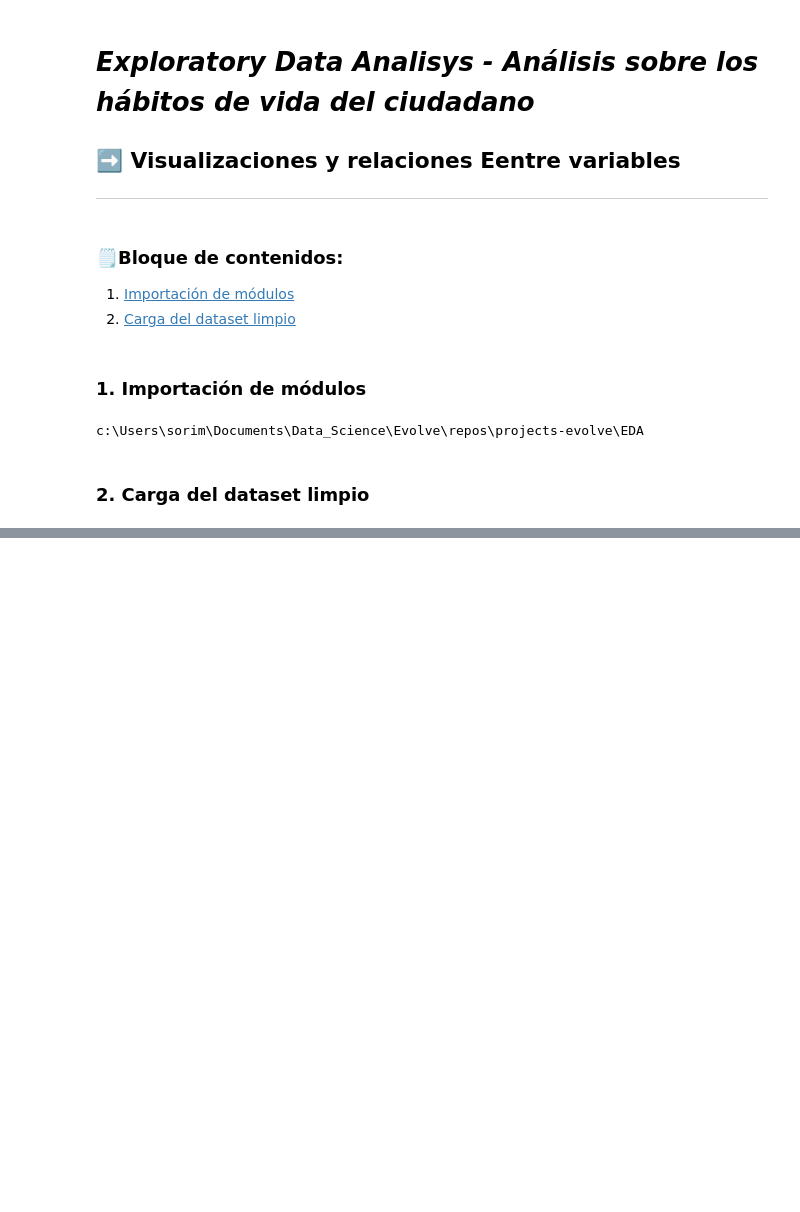
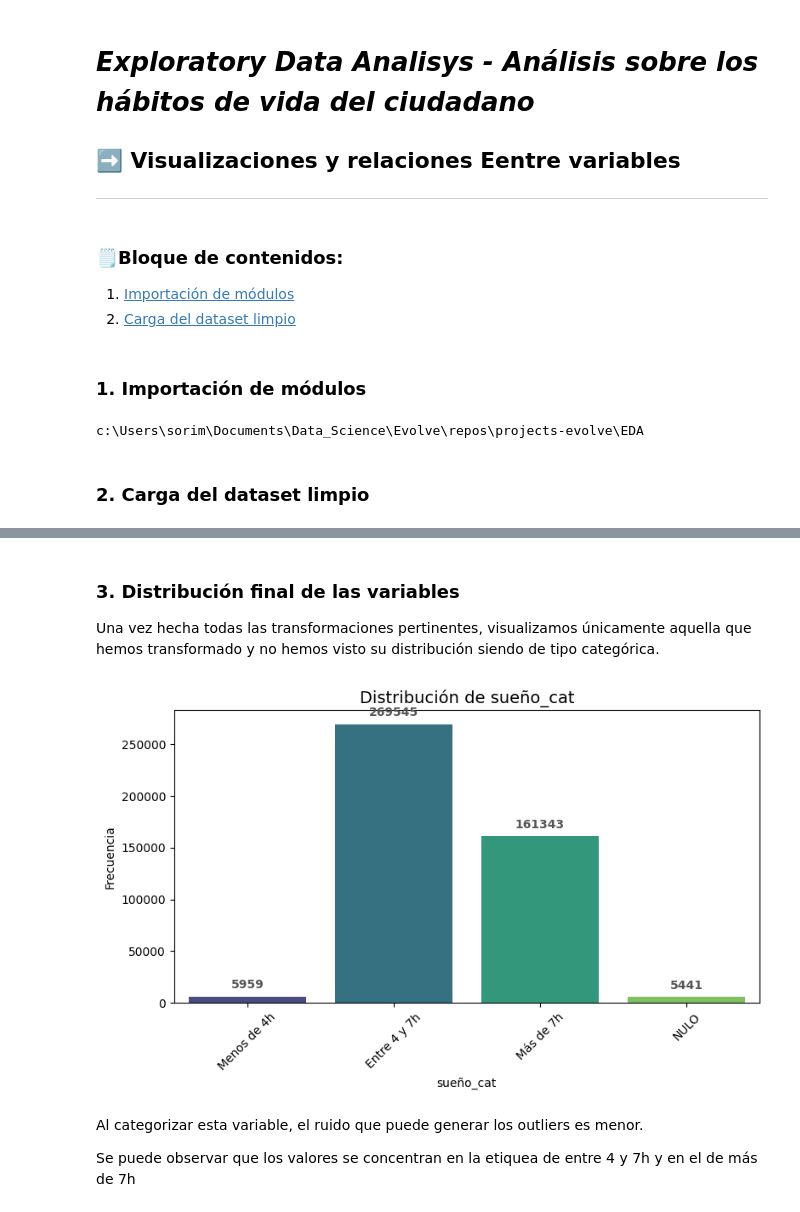
Before and after one commit to somm14/projects-evolve, a Jupyter notebook: EDA/notebooks/04_Visualizaciones_y_analisis.ipynb, the cells around one changed output, grey strips where cells are left out. Saved outputs shown, nothing was run; the diff lists cells and outputs as text; code cells hidden in the pictures; blank space fills up the shorter version.

```diff
--- a/EDA/notebooks/04_Visualizaciones_y_analisis.ipynb
+++ b/EDA/notebooks/04_Visualizaciones_y_analisis.ipynb
@@ -29,3 +30,7 @@ df.head()
 | 2 | Yes | No | No | Age 55 to 59 | $150,000 to < $200,000 | Graduated from College or Technic... | Retired | Alabama | Overweight | 5.0 | ... |
 | 3 | Yes | Yes | No | NULO | Don’t know/Not sure | Graduated High School | Retired | Alabama | Normal Weight | 7.0 | ... |
 | 4 | Yes | No | No | Age 40 to 44 | $25,000 to < $35,000 | Attended College or Technical School | A homemaker | Alabama | Normal Weight | 9.0 | ... |
+# %% [markdown]
+### **3. Distribución final de las variables**
+
+Una vez hecha todas las transformaciones pertinentes, visualizamos únicamente aquella que hemos transformado y no hemos visto su distribución siendo de tipo categórica.
@@ -31,0 +40,8 @@ df.head()
+# %%
+distribucion_sueño(df, 'sueño_cat')
+# %% [output]
+[figure, added]
+# %% [markdown]
+Al categorizar esta variable, el ruido que puede generar los outliers es menor.
+
+Se puede observar que los valores se concentran en la etiquea de entre 4 y 7h y en el de más de 7h
```
Also changed, not shown: parts of 7 cells of this notebook, 4 other files.
